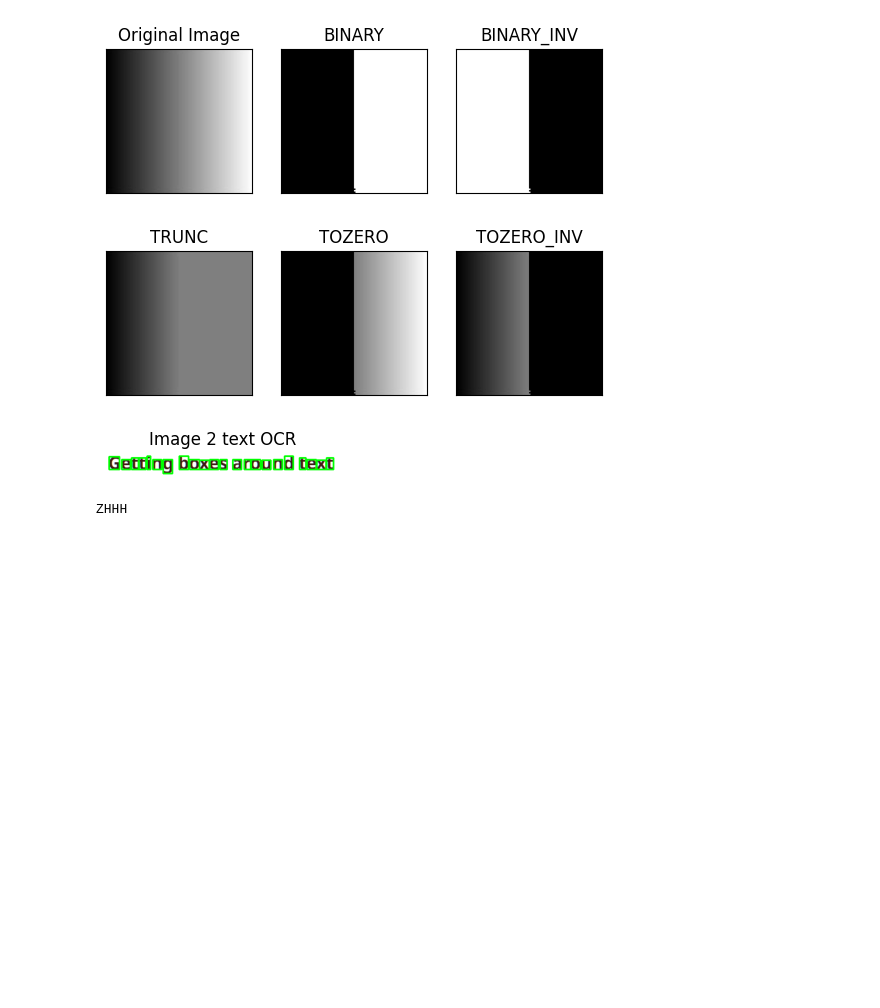
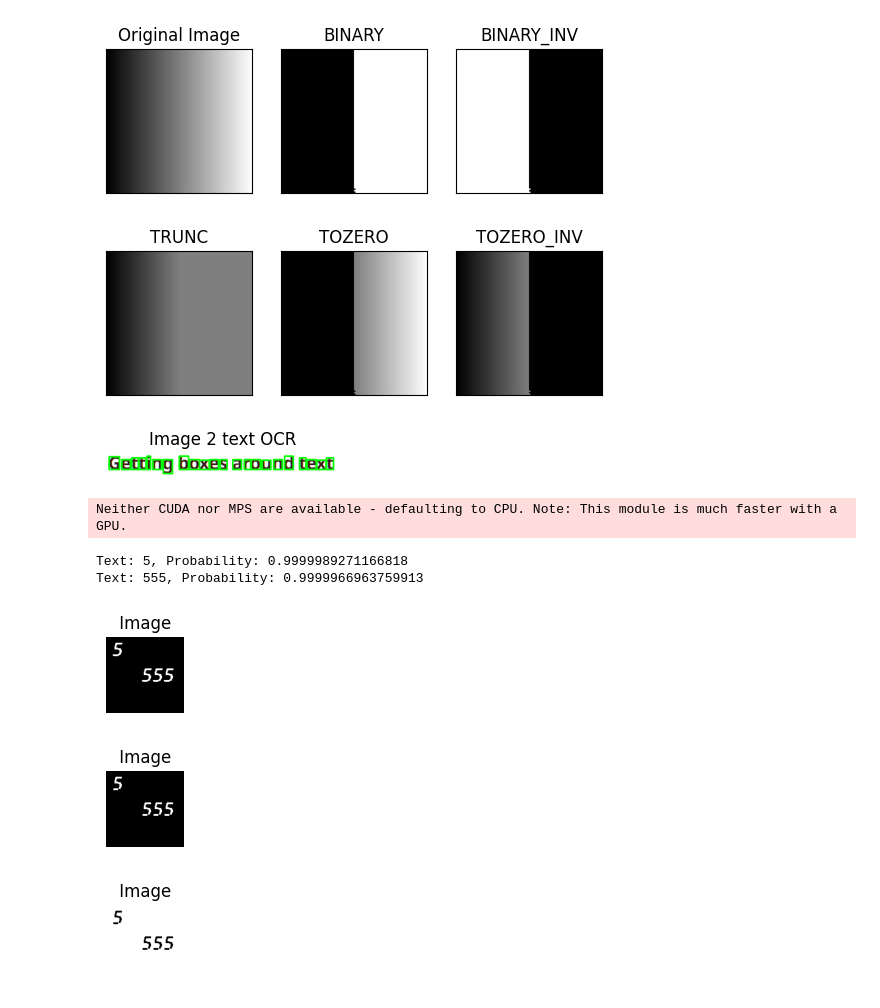
Before and after one commit to ikemnkur/Soduku-Reader, a Jupyter notebook: sudoku_reader.ipynb, the cells around one changed output. Cells and saved outputs as stored; diff of their text form; code cells hidden in the pictures; blank space fills up the shorter version.

```diff
--- a/sudoku_reader.ipynb
+++ b/sudoku_reader.ipynb
@@ -339,28 +353,56 @@ plt.show()
 # %%
 import cv2
 import pytesseract
+import matplotlib.pyplot as plt
+import easyocr
 
 # pytesseract.pytesseract.tesseract_cmd = r"C:\Program Files\Tesseract-OCR\tesseract.exe"
 pytesseract.pytesseract.tesseract_cmd = r'C:\Program Files (x86)\Tesseract-OCR\tesseract.exe'
 
 # Grayscale, Gaussian blur, Otsu's threshold
-image = cv2.imread('1.png')
+image = cv2.imread('acde.png')
 gray = cv2.cvtColor(image, cv2.COLOR_BGR2GRAY)
 blur = cv2.GaussianBlur(gray, (3,3), 0)
 thresh = cv2.threshold(blur, 0, 255, cv2.THRESH_BINARY_INV + cv2.THRESH_OTSU)[1]
 
 # Morph open to remove noise and invert image
 kernel = cv2.getStructuringElement(cv2.MORPH_RECT, (3,3))
 opening = cv2.morphologyEx(thresh, cv2.MORPH_OPEN, kernel, iterations=1)
 invert = 255 - opening
 
 # Perform text extraction
-data = pytesseract.image_to_string(invert, lang='eng', config='--psm 6')
-print(data)
+# data = pytesseract.image_to_string(invert, lang='eng', config='--psm 6')
+# data = pytesseract.image_to_string(invert, config='--psm 6 --oem 3 -c tessedit_char_whitelist=0123456789')
 
-cv2.imshow('thresh', thresh)
-cv2.imshow('opening', opening)
-cv2.imshow('invert', invert)
-# cv2.waitKey()
+
+reader = easyocr.Reader(['en']) # specify the language
+result = reader.readtext('./acde.png')
+
+for (bbox, text, prob) in result:
+    print(f'Text: {text}, Probability: {prob}')
+# print(data)
+
+plt.figure(figsize=(1, 1))
+plt.imshow(thresh, cmap='gray')
+plt.title(' Image ')
+plt.axis('off')
+plt.show()
+
+plt.figure(figsize=(1, 1))
+plt.imshow(opening, cmap='gray')
+plt.title(' Image ')
+plt.axis('off')
+plt.show()
+
+plt.figure(figsize=(1, 1))
+plt.imshow(invert, cmap='gray')
+plt.title(' Image ')
+plt.axis('off')
+plt.show()
 # %% [output]
-ZHHH
+Neither CUDA nor MPS are available - defaulting to CPU. Note: This module is much faster with a GPU.
+Text: 5, Probability: 0.9999989271166818
+Text: 555, Probability: 0.9999966963759913
+[figure, added]
+[figure, added]
+[figure, added]
```
Also changed, not shown: parts of 1 cell of this notebook, 1 other file.
